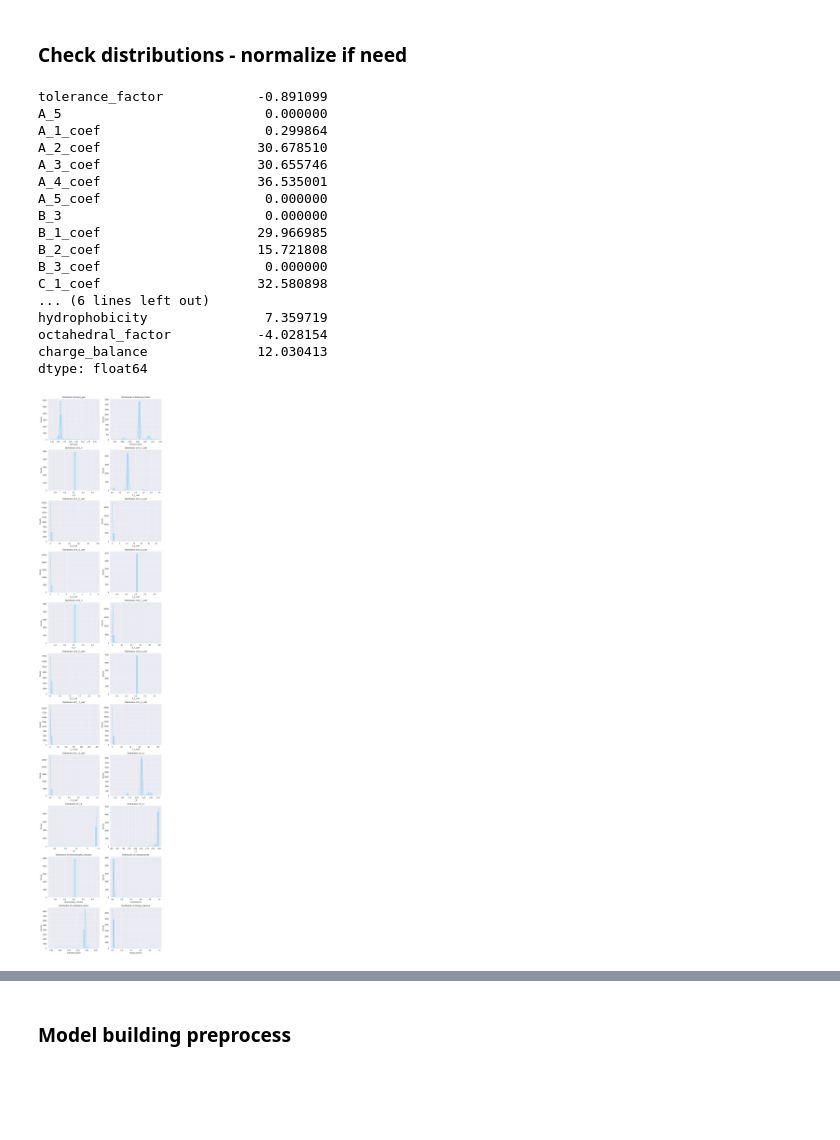
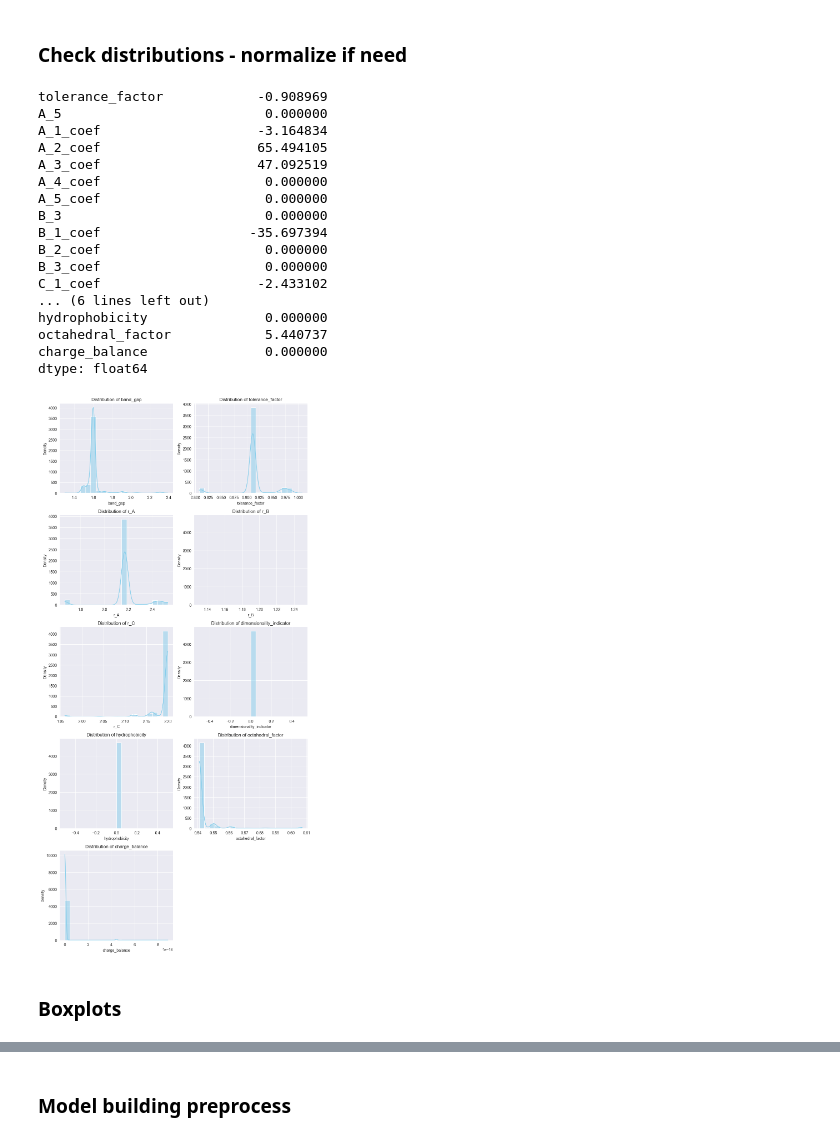
Before and after one commit to armh12/perovskite-data-analysis, a Jupyter notebook: preparation/xgboost_band_gap_model.ipynb, the cells around one changed output, grey strips where cells are left out. Cells and saved outputs as stored; diff of their text form; code cells hidden in the pictures; blank space fills up the shorter version.

```diff
--- a/preparation/xgboost_band_gap_model.ipynb
+++ b/preparation/xgboost_band_gap_model.ipynb
@@ -108,0 +94,28 @@ plot_counts(c_ion_counts, 'C')
+# %%
+# drop unnecessary ions
+a_site_ions = [0, "0", "MA", "FA", "Cs"]
+b_site_ions = [0, "0", "Pb"]
+c_site_ions = [0, "0", "I", "Br"]
+site_params = {
+    "A": (5, a_site_ions),
+    "B": (3, b_site_ions),
+    "C": (3, c_site_ions)
+}
+
+
+def drop_unnecessary_ions(site: str, df: pd.DataFrame) -> pd.DataFrame:
+    site_param = site_params[site]
+    feature_count, ions_to_save = site_param
+
+    mask = pd.Series(True, index=df.index)
+    for i in range(1, feature_count + 1):
+        column = f"{site}_{i}"
+        mask = mask & df[column].isin(ions_to_save)
+
+    filtered_df = df[mask].reset_index(drop=True)
+    return filtered_df
+
+
+df = drop_unnecessary_ions("A", df)
+df = drop_unnecessary_ions("B", df)
+df = drop_unnecessary_ions("C", df)
@@ -150,53 +175,59 @@ plt.show()
 skew_series = df[num_df_cols].drop("band_gap", axis=1).skew()
 skew_series
 # %% [output]
-tolerance_factor            -0.891099
+tolerance_factor            -0.908969
 A_5                          0.000000
-A_1_coef                     0.299864
-A_2_coef                    30.678510
-A_3_coef                    30.655746
-A_4_coef                    36.535001
+A_1_coef                    -3.164834
+A_2_coef                    65.494105
+A_3_coef                    47.092519
+A_4_coef                     0.000000
 A_5_coef                     0.000000
 B_3                          0.000000
-B_1_coef                    29.966985
-B_2_coef                    15.721808
+B_1_coef                   -35.697394
+B_2_coef                     0.000000
 B_3_coef                     0.000000
-C_1_coef                    32.580898
+C_1_coef                    -2.433102
 ... (6 lines left out)
-hydrophobicity               7.359719
-octahedral_factor           -4.028154
-charge_balance              12.030413
+hydrophobicity               0.000000
+octahedral_factor            5.440737
+charge_balance               0.000000
 dtype: float64
 # %%
 # plots
+def _filter_ion_col(col: str) -> bool:
+    if col.startswith("A") or col.startswith("B") or col.startswith("C"):
+        return False
+    return True
+
+
+num_df_cols = list(filter(_filter_ion_col, num_df_cols))
 num_df = df[num_df_cols]
 
 n_cols = 2
 n_features = df.shape[1]
 n_rows = (n_features + n_cols - 1) // n_cols
 
-# Set up the figure and subplots
 fig, axes = plt.subplots(nrows=n_rows, ncols=n_cols, figsize=(n_cols * 5, n_rows * 4), sharey=False)
-
-# Flatten axes array for easier indexing (handles 1D or 2D cases)
 axes = axes.flatten() if n_features > 1 else [axes]
 
 # Plot distribution for each column
 for i, column in enumerate(num_df.columns):
     sns.histplot(num_df[column], kde=True, ax=axes[i], color='skyblue', bins=20)
     axes[i].set_title(f'Distribution of {column}')
     axes[i].set_xlabel(column)
     axes[i].set_ylabel('Density')
 
 # Hide unused subplots (if any)
 for j in range(i + 1, len(axes)):
     axes[j].set_visible(False)
 
 # Adjust layout
 plt.tight_layout()
 plt.show()
 # %% [output]
-[figure, old version]
+[figure, new version]
 # %%
 # drop unnecessary features
 df.drop(columns=["dimensionality_indicator", "hydrophobicity", "charge_balance"], inplace=True)
+# %% [markdown]
+### Boxplots
```
Also changed, not shown: parts of 19 cells of this notebook, 3 other files.
